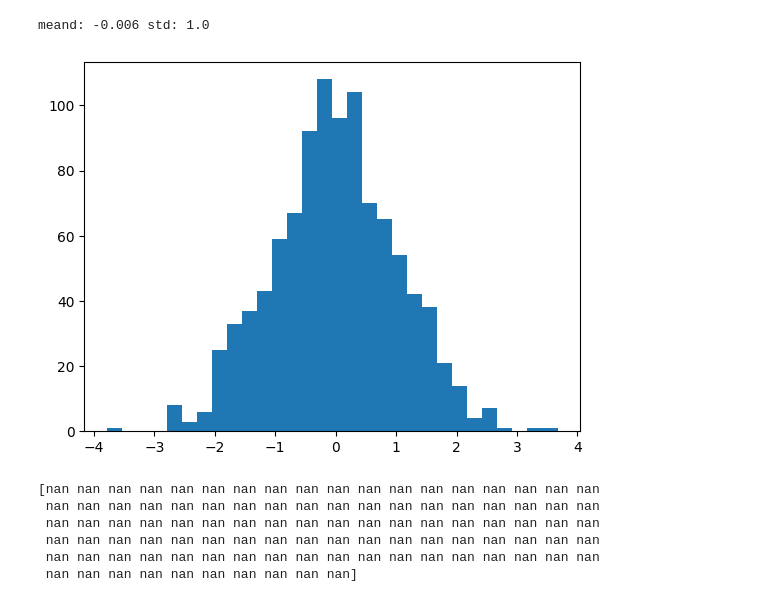
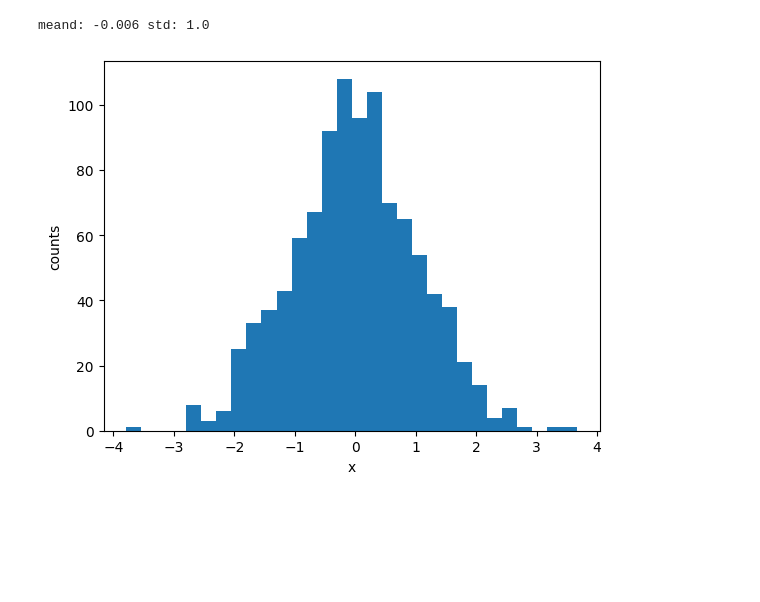
Before and after one commit to fedhere/PUS2024, a Jupyter notebook: classDemos/missing_variables.ipynb, the cells around one changed output. Saved outputs shown, nothing was run; the diff lists cells and outputs as text; code cells hidden in the pictures; blank space fills up the shorter version.

```diff
--- a/classDemos/missing_variables.ipynb
+++ b/classDemos/missing_variables.ipynb
@@ -202,5 +202,7 @@ meand: -0.006 std: 1.0
 # %%
 import pylab as plt
 plt.hist(data, bins=30);
+plt.xlabel("x")
+plt.ylabel("counts");
 # %% [output]
-[figure, old version]
+[figure, new version]
@@ -211,9 +208,0 @@ data_nan[indices] = np.nan
-# %%
-print(data_nan[indices])
-# %% [output]
-[nan nan nan nan nan nan nan nan nan nan nan nan nan nan nan nan nan nan
- nan nan nan nan nan nan nan nan nan nan nan nan nan nan nan nan nan nan
- nan nan nan nan nan nan nan nan nan nan nan nan nan nan nan nan nan nan
- nan nan nan nan nan nan nan nan nan nan nan nan nan nan nan nan nan nan
- nan nan nan nan nan nan nan nan nan nan nan nan nan nan nan nan nan nan
- nan nan nan nan nan nan nan nan nan nan]
```
Also changed, not shown: parts of 3 cells of this notebook.
